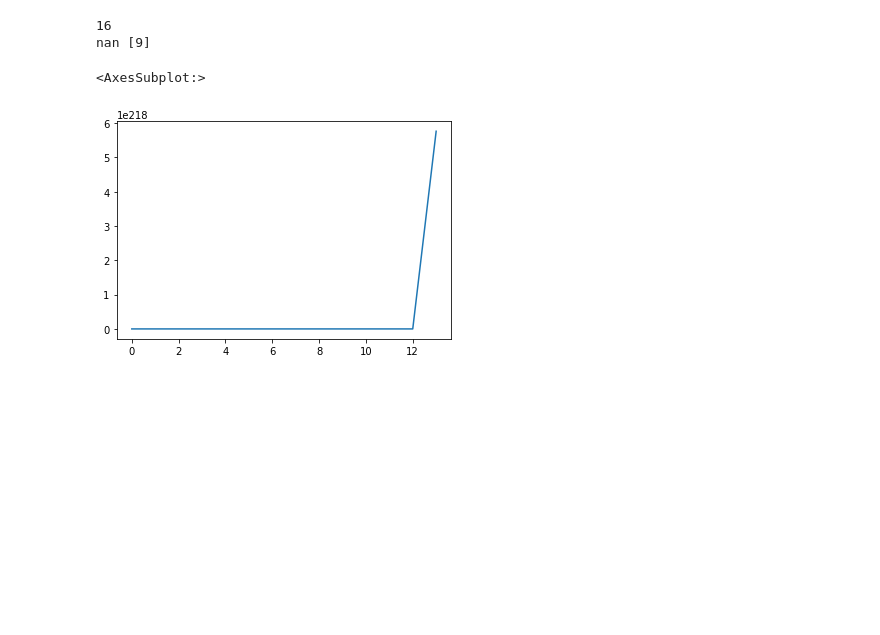
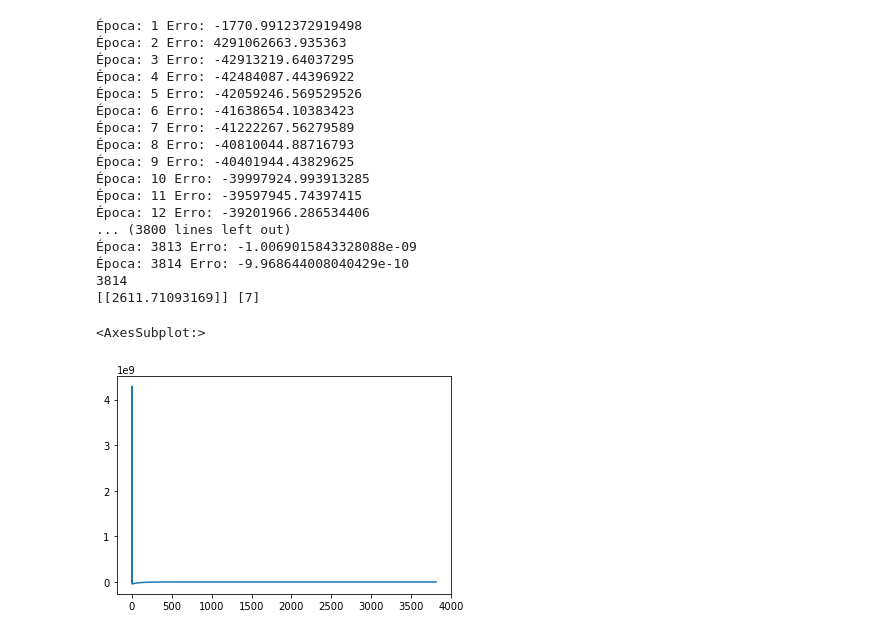
Before and after one commit to Constellation-Dev-Team/constellation-talks-01, a Jupyter notebook: function_modeling.ipynb, the cells around one changed output. Drawn from its saved outputs; the diff is of its cells as text; code cells hidden in the pictures; blank space fills up the shorter version.

```diff
--- a/function_modeling.ipynb
+++ b/function_modeling.ipynb
@@ -4,13 +4,15 @@ import numpy as np
 from models.perceptron import Perceptron
 from models.single_layer_perceptron import SingleLayerPerceptron
 # %%
-X = [i for i in range(20)]
-def gen(x):
-    return x * 2 + 3
-y = [gen(i) for i in range(20)]
+def gen(X):
+    return X[0] * 2 + 3
 
-neuron = Perceptron()
-neuron.learning_rate = 0.0001
+sample_size = 2000
+X = np.random.uniform(0,100, (sample_size, 1))
+y = [gen(i) for i in X]
+
+neuron = Perceptron(1)
+neuron.learning_rate = 2e-4
 print(neuron.train(X,y))
-neuron.predict(21), gen(21)
+neuron.predict_single([21]), gen([21])
 # %% [output]
@@ -19,19 +37,34 @@ neuron.predict(21), gen(21)
 # %%
 n_features = 5
-number_to_generate = 100
+number_to_generate = 1000
 
 def gen(numbers):
-    return [x[0] + 2*x[1] + 3*x[2] + x[3] + -1*x[4] + 3 for x in numbers]
-X = np.random.randint(0, 100, size=(number_to_generate, n_features))
+    return [x[0]*2 + 2*x[1] + x[2]*x[3] - x[4] + 3 for x in numbers]
+X = np.random.uniform(0, 100, size=(number_to_generate, n_features))
 y = gen(X)
 
-slp = SingleLayerPerceptron(n_features)
-slp.learning_rate = 0.02
+slp = SingleLayerPerceptron(n_features, layer_size=4)
+slp.learning_rate = 1e-5
 print(slp.train(X,y))
 print(slp.predict_single([1, 1, 1, 1, 1]) , gen([[1, 1, 1, 1, 1]]))
 pd.Series(slp.saved_errors[:]).plot()
 # %% [output]
-16
-nan [9]
+Época: 1 Erro: -1770.9912372919498
+Época: 2 Erro: 4291062663.935363
+Época: 3 Erro: -42913219.64037295
+Época: 4 Erro: -42484087.44396922
+Época: 5 Erro: -42059246.569529526
+Época: 6 Erro: -41638654.10383423
+Época: 7 Erro: -41222267.56279589
+Época: 8 Erro: -40810044.88716793
+Época: 9 Erro: -40401944.43829625
+Época: 10 Erro: -39997924.993913285
+Época: 11 Erro: -39597945.74397415
+Época: 12 Erro: -39201966.286534406
+... (3800 lines left out)
+Época: 3813 Erro: -1.0069015843328088e-09
+Época: 3814 Erro: -9.968644008040429e-10
+3814
+[[2611.71093169]] [7]
 <AxesSubplot:>
-[figure, old version]
+[figure, new version]
```
Also changed, not shown: parts of 5 cells of this notebook, 5 other files.
